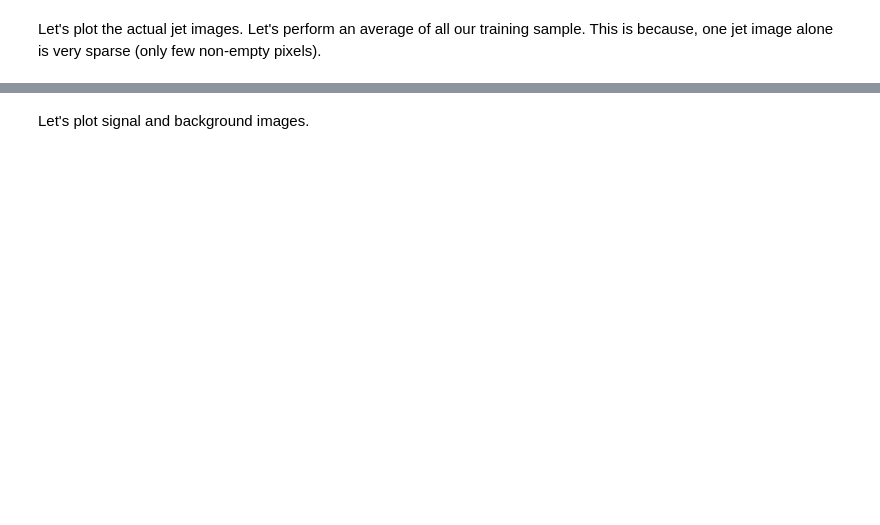
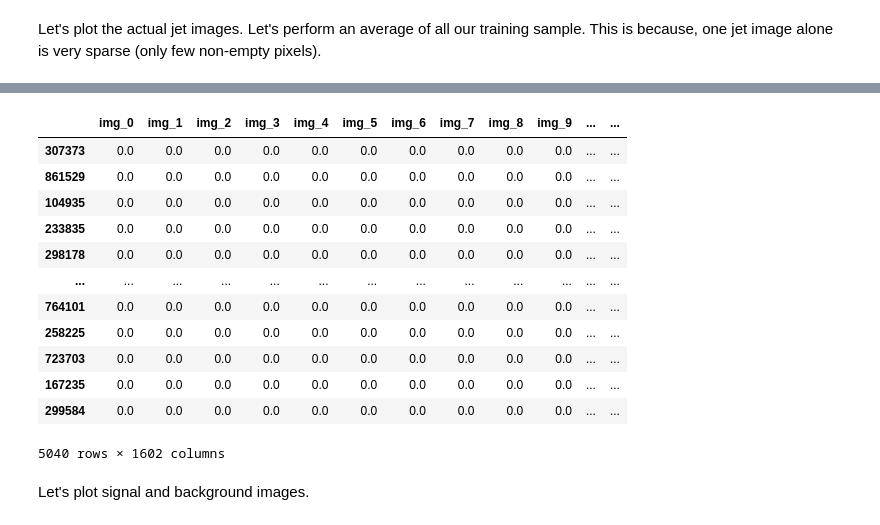
Before and after one commit to fmanteca/MasterDataScience_TopTagging, a Jupyter notebook: Ejercicio_TopTagging_2.ipynb, the cells around one changed output, grey strips where cells are left out. Cells and saved outputs as stored; diff of their text form; code cells hidden in the pictures; blank space fills up the shorter version.

```diff
--- a/Ejercicio_TopTagging_2.ipynb
+++ b/Ejercicio_TopTagging_2.ipynb
@@ -140,3 +189,19 @@ image_background = to_image_plot(df_background_sum)
+# %%
+df_signal
+# %% [output]
+|  | img_0 | img_1 | img_2 | img_3 | img_4 | img_5 | img_6 | img_7 | img_8 | img_9 | ... | ... |
+| 307373 | 0.0 | 0.0 | 0.0 | 0.0 | 0.0 | 0.0 | 0.0 | 0.0 | 0.0 | 0.0 | ... | ... |
+| 861529 | 0.0 | 0.0 | 0.0 | 0.0 | 0.0 | 0.0 | 0.0 | 0.0 | 0.0 | 0.0 | ... | ... |
+| 104935 | 0.0 | 0.0 | 0.0 | 0.0 | 0.0 | 0.0 | 0.0 | 0.0 | 0.0 | 0.0 | ... | ... |
+| 233835 | 0.0 | 0.0 | 0.0 | 0.0 | 0.0 | 0.0 | 0.0 | 0.0 | 0.0 | 0.0 | ... | ... |
+| 298178 | 0.0 | 0.0 | 0.0 | 0.0 | 0.0 | 0.0 | 0.0 | 0.0 | 0.0 | 0.0 | ... | ... |
+| ... | ... | ... | ... | ... | ... | ... | ... | ... | ... | ... | ... | ... |
+| 764101 | 0.0 | 0.0 | 0.0 | 0.0 | 0.0 | 0.0 | 0.0 | 0.0 | 0.0 | 0.0 | ... | ... |
+| 258225 | 0.0 | 0.0 | 0.0 | 0.0 | 0.0 | 0.0 | 0.0 | 0.0 | 0.0 | 0.0 | ... | ... |
+| 723703 | 0.0 | 0.0 | 0.0 | 0.0 | 0.0 | 0.0 | 0.0 | 0.0 | 0.0 | 0.0 | ... | ... |
+| 167235 | 0.0 | 0.0 | 0.0 | 0.0 | 0.0 | 0.0 | 0.0 | 0.0 | 0.0 | 0.0 | ... | ... |
+| 299584 | 0.0 | 0.0 | 0.0 | 0.0 | 0.0 | 0.0 | 0.0 | 0.0 | 0.0 | 0.0 | ... | ... |
+5040 rows × 1602 columns
 # %% [markdown]
 Let's plot signal and background images.
 # %%
```
Also changed, not shown: parts of 19 cells of this notebook, 1 other file.
